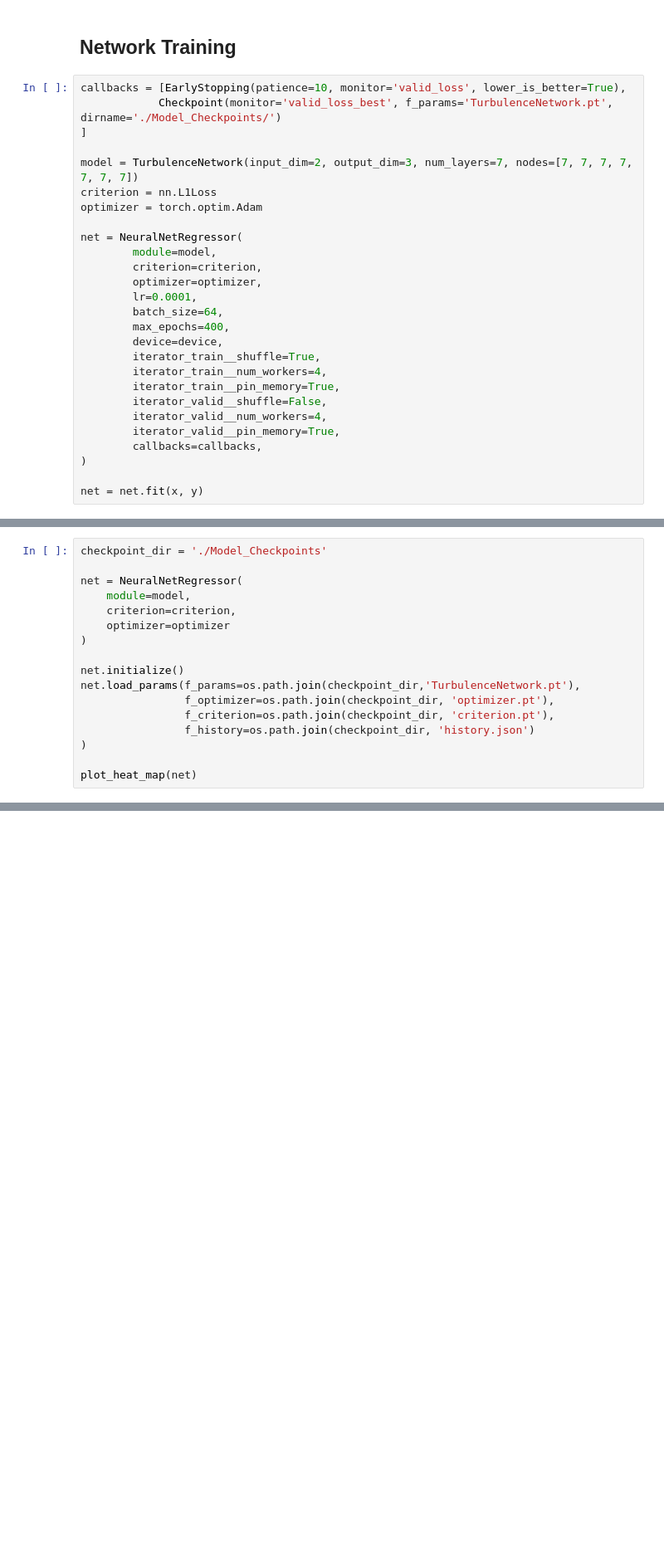
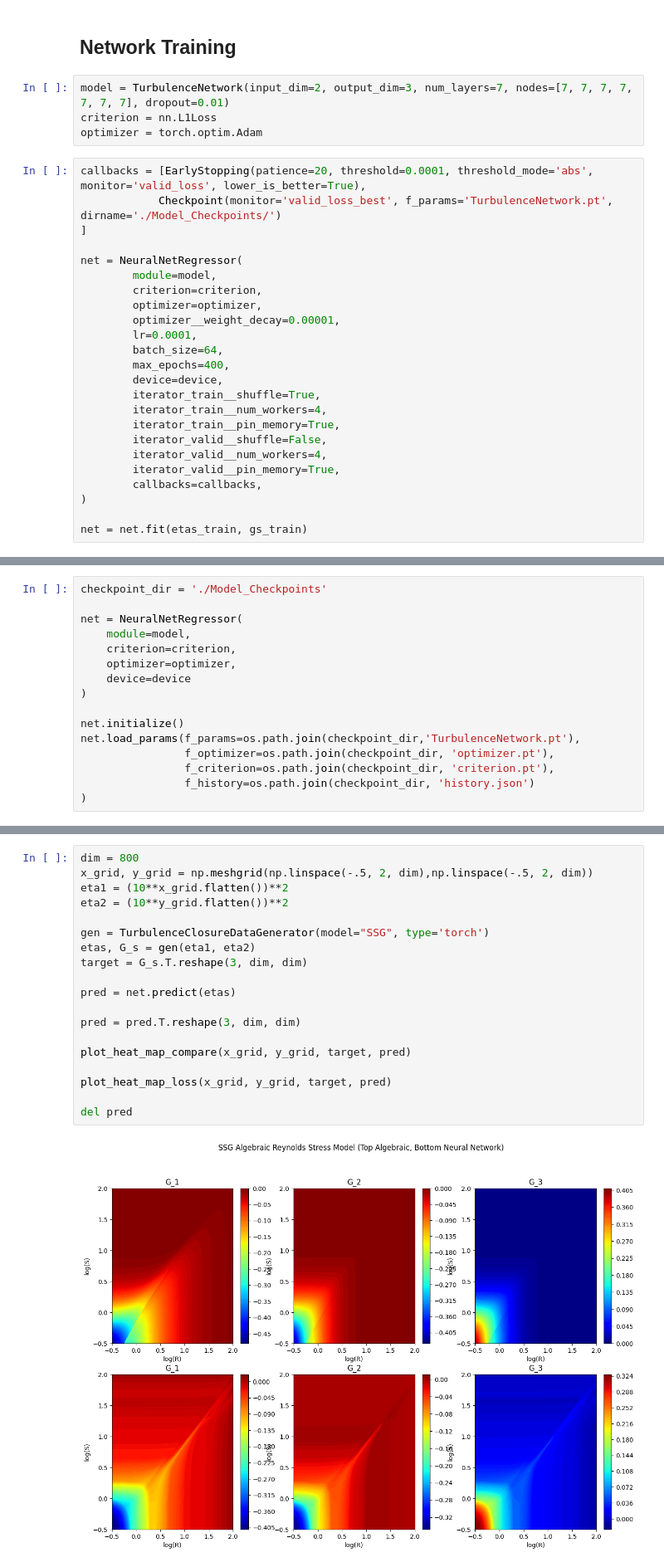
Before and after one commit to Crashprn/UncertaintyQuantification, a Jupyter notebook: Training.ipynb, the cells around one changed output, grey strips where cells are left out. Shown at 83% size. Cells and saved outputs as stored; diff of their text form; blank space fills up the shorter version.

Commit message:
Added Dropout Uncertainty

```diff
--- a/Training.ipynb
+++ b/Training.ipynb
@@ -85,18 +86,19 @@ y_test = np.concatenate((y_test_LLR, y_test_SSG, y_test_SZL))
 # %% [markdown]
 ## Network Training
+# %%
+model = TurbulenceNetwork(input_dim=2, output_dim=3, num_layers=7, nodes=[7, 7, 7, 7, 7, 7, 7], dropout=0.01)
+criterion = nn.L1Loss
+optimizer = torch.optim.Adam
 # %%
-callbacks = [EarlyStopping(patience=10, monitor='valid_loss', lower_is_better=True),
+callbacks = [EarlyStopping(patience=20, threshold=0.0001, threshold_mode='abs', monitor='valid_loss', lower_is_better=True),
             Checkpoint(monitor='valid_loss_best', f_params='TurbulenceNetwork.pt', dirname='./Model_Checkpoints/')
 ]
-
-model = TurbulenceNetwork(input_dim=2, output_dim=3, num_layers=7, nodes=[7, 7, 7, 7, 7, 7, 7])
-criterion = nn.L1Loss
-optimizer = torch.optim.Adam
 
 net = NeuralNetRegressor(
         module=model,
         criterion=criterion,
         optimizer=optimizer,
+        optimizer__weight_decay=0.00001,
         lr=0.0001,
         batch_size=64,
         max_epochs=400,
@@ -110,7 +112,7 @@ net = NeuralNetRegressor(
         callbacks=callbacks,
 )
 
-net = net.fit(x, y)
+net = net.fit(etas_train, gs_train)
 # %% [output]
   epoch    train_loss    valid_loss    cp     dur
 -------  ------------  ------------  ----  ------
@@ -137,7 +139,8 @@ checkpoint_dir = './Model_Checkpoints'
 net = NeuralNetRegressor(
     module=model,
     criterion=criterion,
-    optimizer=optimizer
+    optimizer=optimizer,
+    device=device
 )
 
 net.initialize()
@@ -146,5 +149,3 @@ net.load_params(f_params=os.path.join(checkpoint_dir,'TurbulenceNetwork.pt'),
                 f_criterion=os.path.join(checkpoint_dir, 'criterion.pt'),
                 f_history=os.path.join(checkpoint_dir, 'history.json')
 )
-
-plot_heat_map(net)
@@ -153,0 +154,21 @@ plot_heat_map(net)
+# %%
+dim = 800
+x_grid, y_grid = np.meshgrid(np.linspace(-.5, 2, dim),np.linspace(-.5, 2, dim))
+eta1 = (10**x_grid.flatten())**2
+eta2 = (10**y_grid.flatten())**2
+
+gen = TurbulenceClosureDataGenerator(model="SSG", type='torch')
+etas, G_s = gen(eta1, eta2)
+target = G_s.T.reshape(3, dim, dim)
+
+pred = net.predict(etas)
+
+pred = pred.T.reshape(3, dim, dim)
+
+plot_heat_map_compare(x_grid, y_grid, target, pred)
+
+plot_heat_map_loss(x_grid, y_grid, target, pred)
+
+del pred
+# %% [output]
+[figure, added]
```
Also changed, not shown: parts of 10 cells of this notebook, 2 other files.
